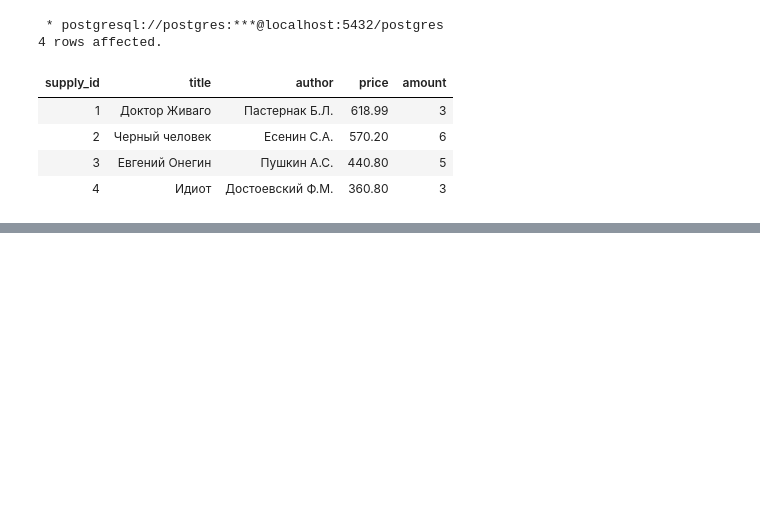
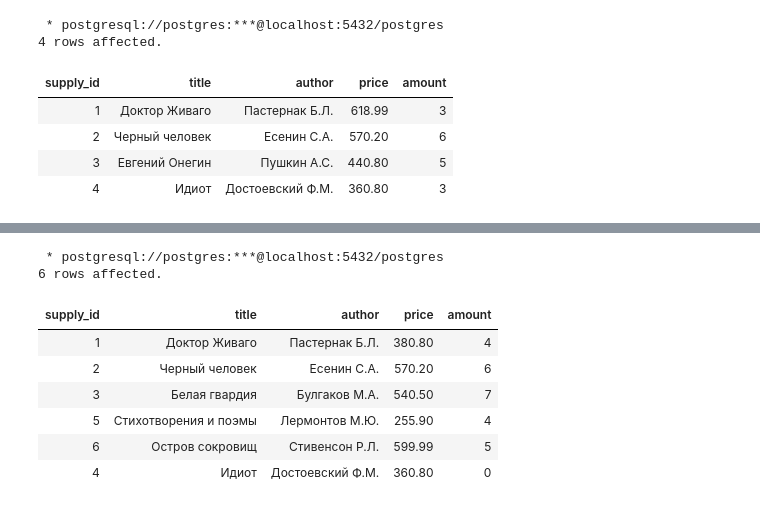
Before and after one commit to letrepas/Interactive-SQL-Simulator, a Jupyter notebook: SQL.ipynb, the cells around one changed output, grey strips where cells are left out. Drawn from its saved outputs; the diff is of its cells as text; code cells hidden in the pictures; blank space fills up the shorter version.

```diff
--- a/SQL.ipynb
+++ b/SQL.ipynb
@@ -2018,0 +2183,13 @@ SELECT * FROM stepik.supply
+# %%
+%%sql
+SELECT * FROM stepik.supply
+# %% [output]
+ * postgresql://postgres:***@localhost:5432/postgres
+6 rows affected.
+| supply_id | title | author | price | amount |
+| 1 | Доктор Живаго | Пастернак Б.Л. | 380.80 | 4 |
+| 2 | Черный человек | Есенин С.А. | 570.20 | 6 |
+| 3 | Белая гвардия | Булгаков М.А. | 540.50 | 7 |
+| 5 | Стихотворения и поэмы | Лермонтов М.Ю. | 255.90 | 4 |
+| 6 | Остров сокровищ | Стивенсон Р.Л. | 599.99 | 5 |
+| 4 | Идиот | Достоевский Ф.М. | 360.80 | 0 |
```
Also changed, not shown: parts of 5 cells of this notebook.
